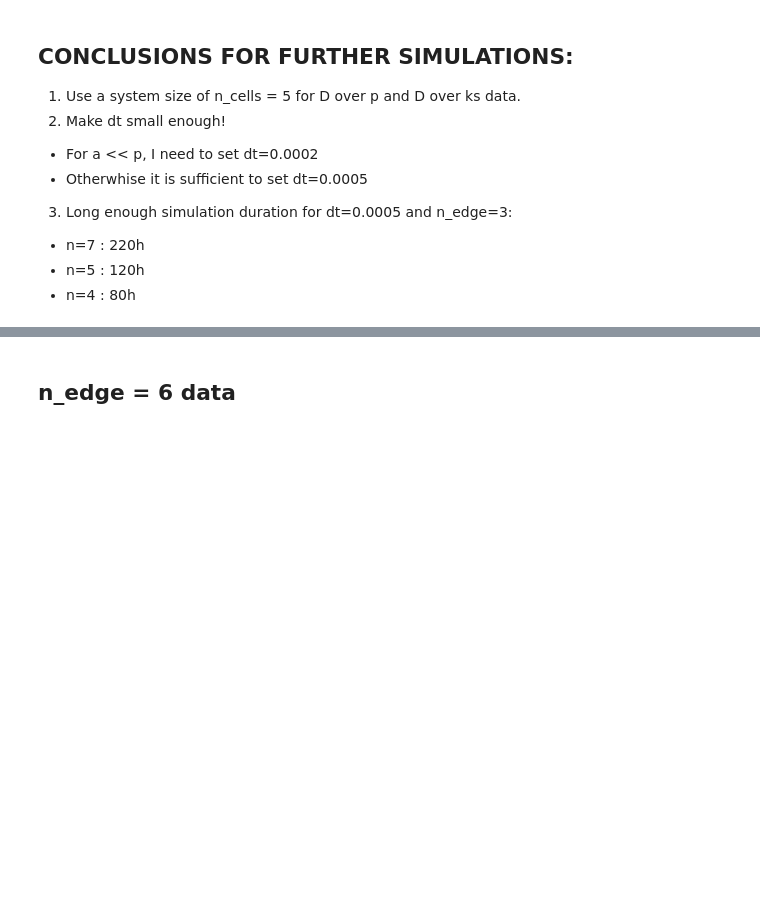
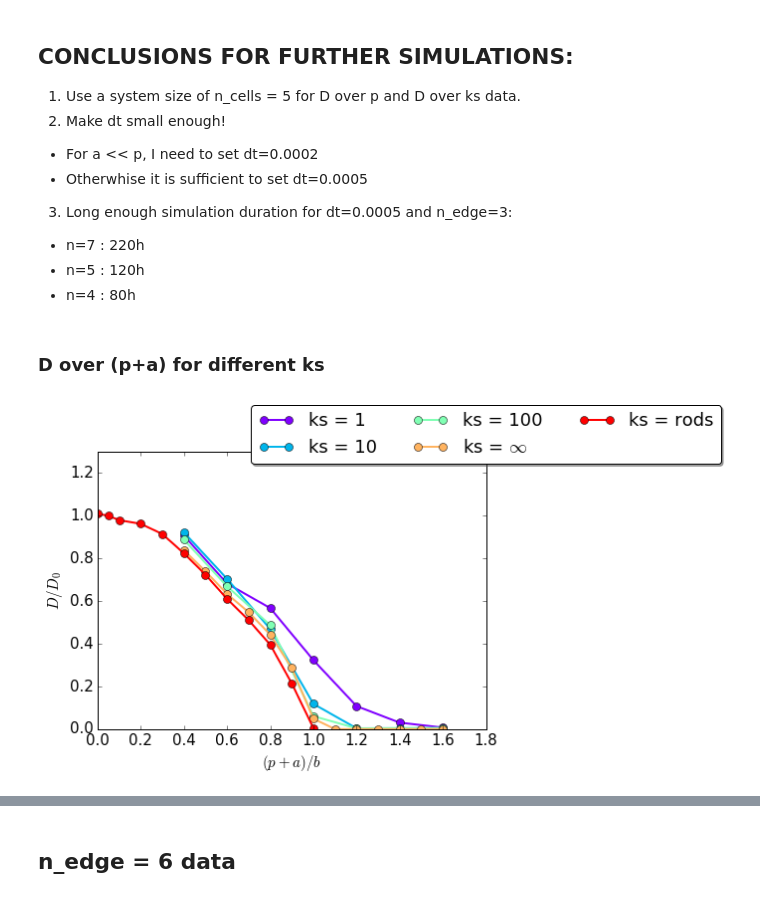
Before and after one commit to JohannHansing/iPythonNB, a Jupyter notebook: Flexible/Flexible.ipynb, the cells around one changed output, grey strips where cells are left out. Drawn from its saved outputs; the diff is of its cells as text; code cells hidden in the pictures; blank space fills up the shorter version.

```diff
--- a/Flexible/Flexible.ipynb
+++ b/Flexible/Flexible.ipynb
@@ -396,3 +447,21 @@ Hence, it will actually be enough to use n_cells = 5 to obtain meaningful (quali
   - n=7 : 220h
   - n=5 : 120h
   - n=4 : 80h
+# %% [markdown]
+### D over (p+a) for different ks
+# %%
+ks0Arr = [0]
+a=3
+n=1
+dt=0.0005
+Flexks0data = getData_Fixa(a,ks0Arr,n,dt,3)
+# print(Flexks0data)
+ksArr = [1,10,100]
+a=3
+n=5
+n_edge=3
+dt=0.0005
+data = getData_Fixa(a,ksArr,n,dt,n_edge)
+plotdataArr(data + Flexks0data+noHIdata, r'(p+a)/b', lineArr=ksArr+['$\infty$','rods'], lineParam='ks')
+# %% [output]
+[figure, added]
```
Also changed, not shown: parts of 11 cells of this notebook, 4 other files.
